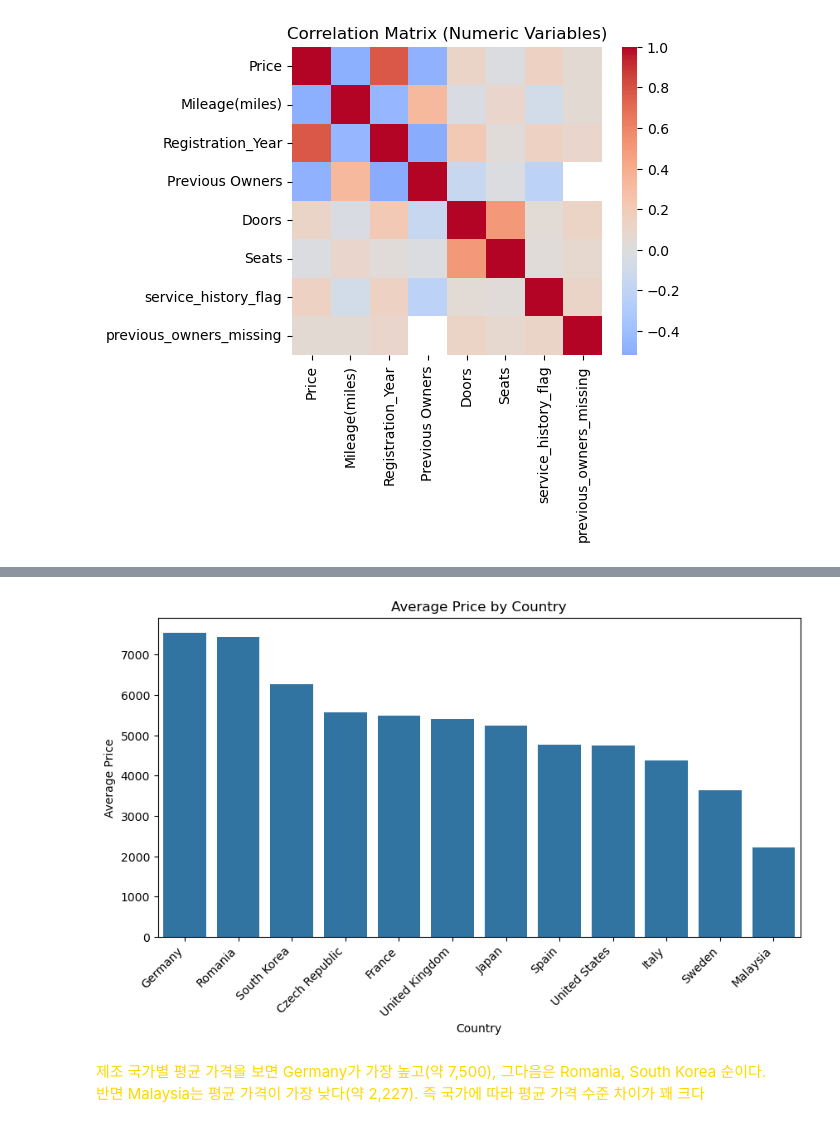
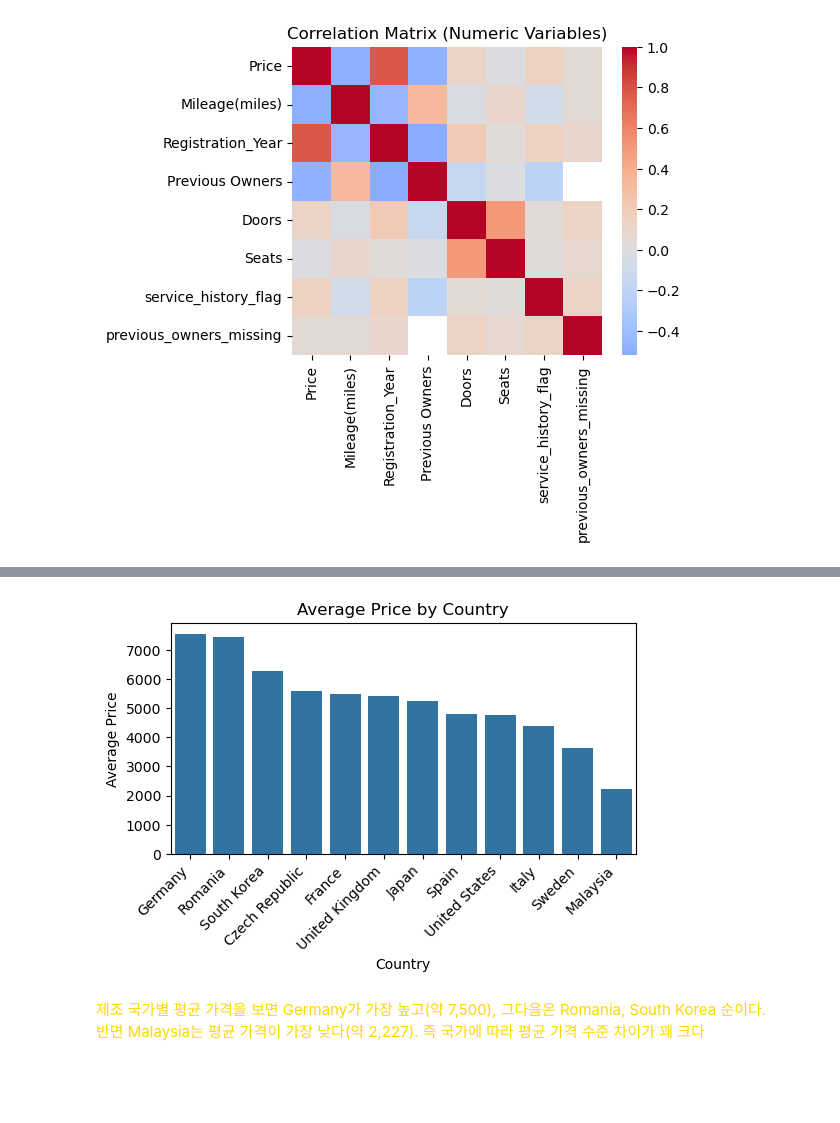
Before and after one commit to jojos0501/da5, a Jupyter notebook: 0206_DataTransformation/day2_project_조수경.ipynb, the cells around one changed output, grey strips where cells are left out. Cells and saved outputs as stored; diff of their text form; code cells hidden in the pictures; blank space fills up the shorter version.

```diff
--- a/0206_DataTransformation/day2_project_조수경.ipynb
+++ b/0206_DataTransformation/day2_project_조수경.ipynb
@@ -897,19 +908,19 @@ Name: count, dtype: int64
 # %%
 # 제조 국가별 가격과의 관계
 
 car_df.groupby("country")["Price"].mean().sort_values(ascending=False)
 
 country_price = car_df.groupby("country")["Price"].mean().sort_values(ascending=False)
 
-plt.figure(figsize=(10, 5))
+plt.figure(figsize=(6, 3))
 sns.barplot(x=country_price.index, y=country_price.values)
 plt.xticks(rotation=45, ha="right")
 plt.ylabel("Average Price")
 plt.xlabel("Country")
 plt.title("Average Price by Country")
 plt.show()
 # %% [output]
-[figure, old version]
+[figure, new version]
 # %% [markdown]
 <span style="color: #ffd700;">
 제조 국가별 평균 가격을 보면 Germany가 가장 높고(약 7,500), 그다음은 Romania, South Korea 순이다. <br> 반면 Malaysia는 평균 가격이 가장 낮다(약 2,227). 즉 국가에 따라 평균 가격 수준 차이가 꽤 크다</span>
```
Also changed, not shown: parts of 3 cells of this notebook.
